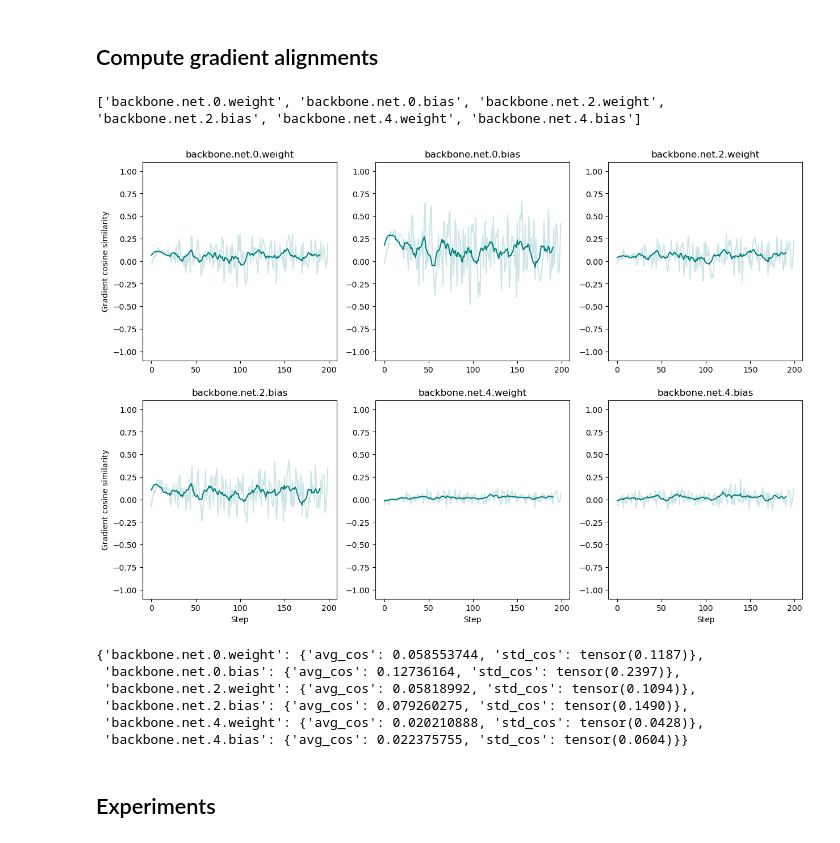
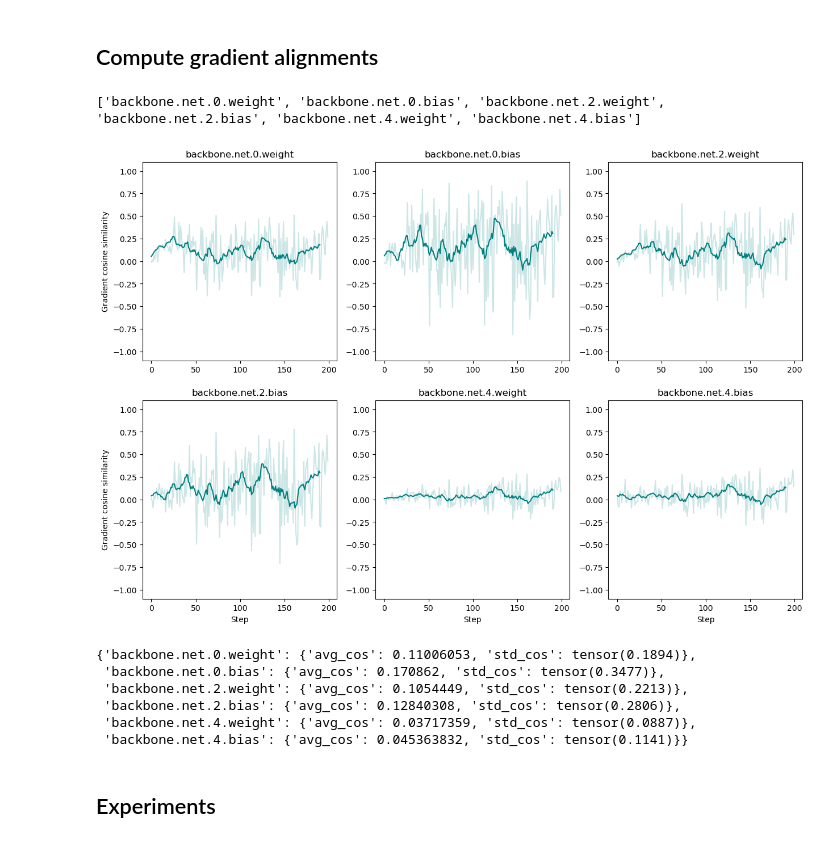
Before and after one commit to zedian/CS330-FinalProject, a Jupyter notebook: nb/scr4.ipynb, the cells around one changed output. Cells and saved outputs as stored; diff of their text form; code cells hidden in the pictures.

Commit message:
try mnist n

```diff
--- a/nb/scr4.ipynb
+++ b/nb/scr4.ipynb
@@ -27,10 +27,10 @@ Setup datasets, loss functions, etc.
 bs = 128
 
 mnist_train = datasets.MNIST(train=True)
-fmnist_train = datasets.FashionMNIST(train=True)
+fmnist_train = datasets.MNISTN(train=True)
 
 mnist_val = datasets.MNIST(train=False)
-fmnist_val = datasets.FashionMNIST(train=False)
+fmnist_val = datasets.MNISTN(train=False)
 
 mnist_train_loader = DataLoader(mnist_train, batch_size=bs, shuffle=True, drop_last=True)
 fmnist_train_loader = DataLoader(fmnist_train, batch_size=bs, shuffle=True, drop_last=True)
@@ -46,7 +46,7 @@ tasks = {
         'predict': lambda logits: torch.argmax(logits, dim=-1),
         'metric': lambda yh, y: utils.accuracy(yh, y.long()),
     },
-    'fashion_mnist': {
+    'mnist_n': {
         'train_iter': fmnist_iter,
         'eval_ds': fmnist_val,
         'loss': lambda logits, labels: F.cross_entropy(logits, labels),
@@ -87,44 +87,44 @@ heuristic_results = {}
 n_rows = 2
 n_cols = 3
 fig, axes = plt.subplots(n_rows, n_cols, figsize=(15, 10))
 
 for i, key in enumerate(param_keys):
     # get gradients
     g0 = utils.stack_grad(grads, 'mnist', key)
-    g1 = utils.stack_grad(grads, 'fashion_mnist', key)
+    g1 = utils.stack_grad(grads, 'mnist_n', key)
 
     # heuristics computations
     cosine = torch.sum(F.normalize(g0, dim=-1) * F.normalize(g1, dim=-1), dim=-1)
     smooth_cos = utils.low_pass_filter(cosine[None], filter_size=10)[0][0]
 
     avg_smoothed_cos = smooth_cos.mean()
     std_cos = cosine.std()
 
     heuristic_results[key] = {'avg_cos': avg_smoothed_cos, 'std_cos': std_cos}
 
     # plot
     row, col = i // n_cols, i % n_cols
     ax = axes[row][col]
     ax.set_title(key)
     if col == 0:
         ax.set_ylabel('Gradient cosine similarity')
     if row == n_rows - 1:
         ax.set_xlabel('Step')
     ax.set_ylim([-1.1, 1.1])
     ax.plot(cosine, color='teal', alpha=0.2)
     ax.plot(smooth_cos, color='teal')
 # %% [output]
 ['backbone.net.0.weight', 'backbone.net.0.bias', 'backbone.net.2.weight', 'backbone.net.2.bias', 'backbone.net.4.weight', 'backbone.net.4.bias']
-[figure, old version]
+[figure, new version]
 # %%
 heuristic_results
 # %% [output]
-{'backbone.net.0.weight': {'avg_cos': 0.058553744, 'std_cos': tensor(0.1187)},
- 'backbone.net.0.bias': {'avg_cos': 0.12736164, 'std_cos': tensor(0.2397)},
- 'backbone.net.2.weight': {'avg_cos': 0.05818992, 'std_cos': tensor(0.1094)},
- 'backbone.net.2.bias': {'avg_cos': 0.079260275, 'std_cos': tensor(0.1490)},
- 'backbone.net.4.weight': {'avg_cos': 0.020210888, 'std_cos': tensor(0.0428)},
- 'backbone.net.4.bias': {'avg_cos': 0.022375755, 'std_cos': tensor(0.0604)}}
+{'backbone.net.0.weight': {'avg_cos': 0.11006053, 'std_cos': tensor(0.1894)},
+ 'backbone.net.0.bias': {'avg_cos': 0.170862, 'std_cos': tensor(0.3477)},
+ 'backbone.net.2.weight': {'avg_cos': 0.1054449, 'std_cos': tensor(0.2213)},
+ 'backbone.net.2.bias': {'avg_cos': 0.12840308, 'std_cos': tensor(0.2806)},
+ 'backbone.net.4.weight': {'avg_cos': 0.03717359, 'std_cos': tensor(0.0887)},
+ 'backbone.net.4.bias': {'avg_cos': 0.045363832, 'std_cos': tensor(0.1141)}}
 # %% [markdown]
 ## Experiments
 # %%
```
Also changed, not shown: parts of 2 cells of this notebook, 2 other files.
